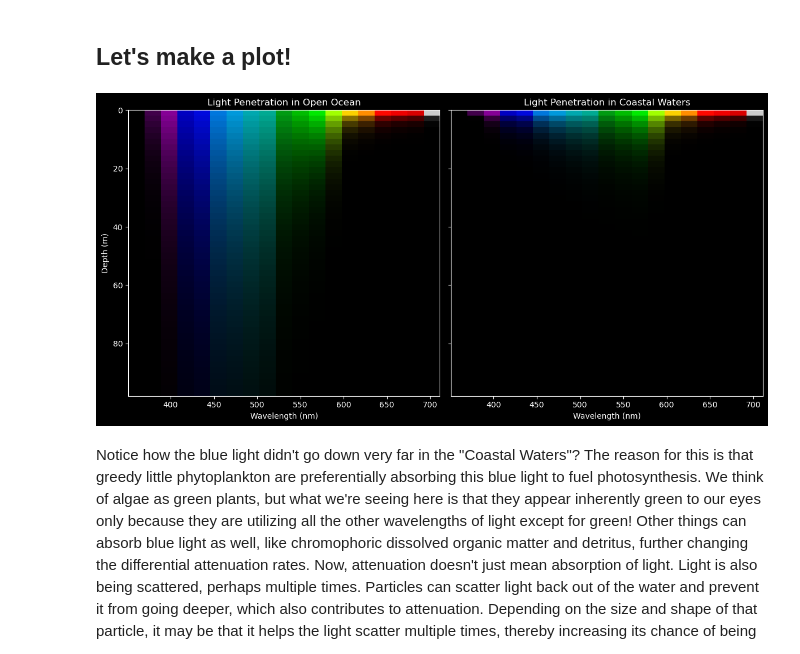
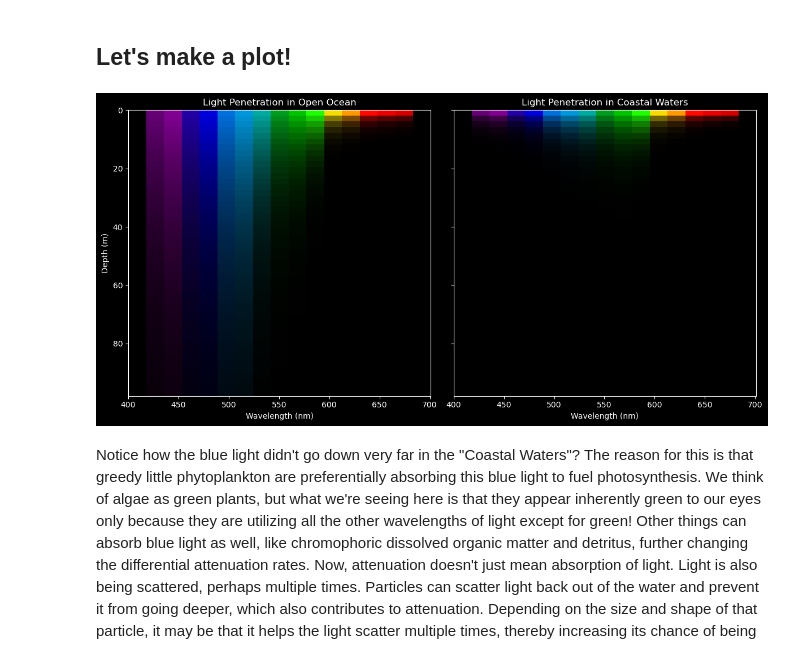
Before and after one commit to eeholmes/2025-tutorials, a Jupyter notebook: kd_vizualization.ipynb, the cells around one changed output. Saved outputs shown, nothing was run; the diff lists cells and outputs as text; code cells hidden in the pictures.

```diff
--- a/kd_vizualization.ipynb
+++ b/kd_vizualization.ipynb
@@ -333,8 +344,14 @@ Since we've got all this cool extra information from PACE, let's go ahead and ma
 wavelengths_vals = Kd_pixel['wavelength'].values
 Kd_vals = Kd_pixel.values
 
-# Match Es using rounded wavelengths
-Es_vals = df_es.set_index('wave').loc[[round(w) for w in wavelengths_vals], 'Es'].values
+# Round wavelengths
+waves_rounded = [round(w) for w in wavelengths_vals]
+
+# Build a Series indexed by wave
+es_by_wave = df_es.set_index('wave')['Es']
+
+# Use reindex so missing wavelengths become NaN
+Es_vals = es_by_wave.reindex(waves_rounded).values
 
 # Define depths and compute attenuated spectra
 depths = [1, 10, 25, 50, 100, 200]
@@ -388,8 +405,11 @@ wavelengths_vals = Kd_open['wavelength'].values
 Kd_vals_open = Kd_open.values
 Kd_vals_coastal = Kd_coastal.values
 
-# Match Es values by nearest wavelength
-Es_vals = df_es.set_index('wave').loc[[round(w) for w in wavelengths_vals], 'Es'].values
+# Get es_vals for the wavelengths
+waves_rounded = np.round(wavelengths_vals).astype(int)
+es_by_wave = df_es.set_index('wave')['Es'] # Series indexed by wave
+# Use reindex so any missing waves become NaN
+Es_vals = es_by_wave.reindex(waves_rounded).to_numpy()
 
 # Create depth array
 depths = np.arange(0, 100, 2)
@@ -410,34 +430,34 @@ coastal_norm[coastal_norm < 1e-3] = np.nan
 # Convert to RGB image
 def spectra_to_rgb(spectra, rgb_colors):
     return spectra[..., np.newaxis] * rgb_colors[np.newaxis, :, :]
 
 rgb_open = spectra_to_rgb(open_norm, rgb_colors)
 rgb_coastal = spectra_to_rgb(coastal_norm, rgb_colors)
 
 # Plot
 fig, axs = plt.subplots(1, 2, figsize=(12, 6), sharey=True)
 for ax in axs:
     ax.set_facecolor('black')
     ax.tick_params(colors='white')
     ax.xaxis.label.set_color('white')
     ax.yaxis.label.set_color('white')
     ax.title.set_color('white')
     for spine in ax.spines.values():
         spine.set_edgecolor('white')
 
 fig.patch.set_facecolor('black')
 
 for ax, rgb_img, title in zip(axs, [rgb_open, rgb_coastal], ["Open Ocean", "Coastal Waters"]):
     ax.imshow(rgb_img, aspect='auto',
               extent=[wavelengths_vals.min(), wavelengths_vals.max(), depths.max(), depths.min()])
     ax.set_title(f"Light Penetration in {title}")
     ax.set_xlabel("Wavelength (nm)")
 
 axs[0].set_ylabel("Depth (m)")
 plt.tight_layout()
 plt.show()
 # %% [output]
-[figure, old version]
+[figure, new version]
 # %% [markdown]
 Notice how the blue light didn't go down very far in the "Coastal Waters"? The reason for this is that greedy little phytoplankton are preferentially absorbing this blue light to fuel photosynthesis. We think of algae as green plants, but what we're seeing here is that they appear inherently green to our eyes only because they are utilizing all the other wavelengths of light except for green! Other things can absorb blue light as well, like chromophoric dissolved organic matter and detritus, further changing the differential attenuation rates. Now, attenuation doesn't just mean absorption of light. Light is also being scattered, perhaps multiple times. Particles can scatter light back out of the water and prevent it from going deeper, which also contributes to attenuation. Depending on the size and shape of that particle, it may be that it helps the light scatter multiple times, thereby increasing its chance of being absorbed on the way back up! While we're only seeing a surface reflectance value from space, it represents a complex series of physical processes with light and the environment beneath the surface.
 # %% [markdown]
```
Also changed, not shown: parts of 16 cells of this notebook.
